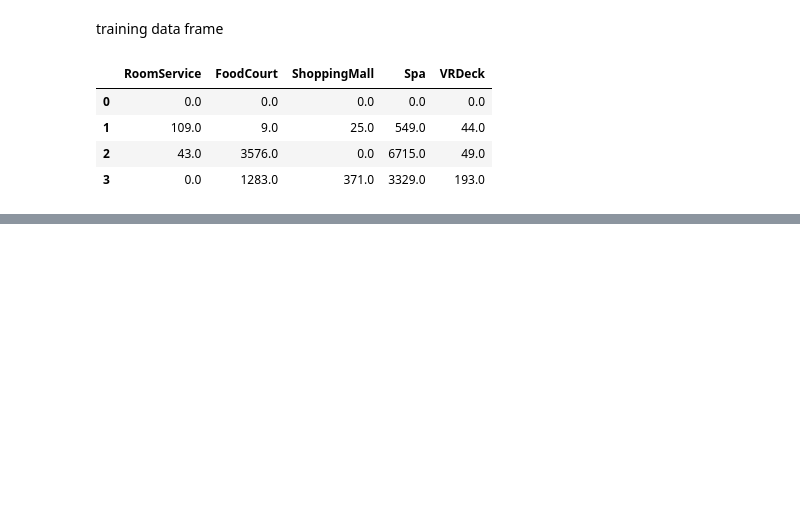
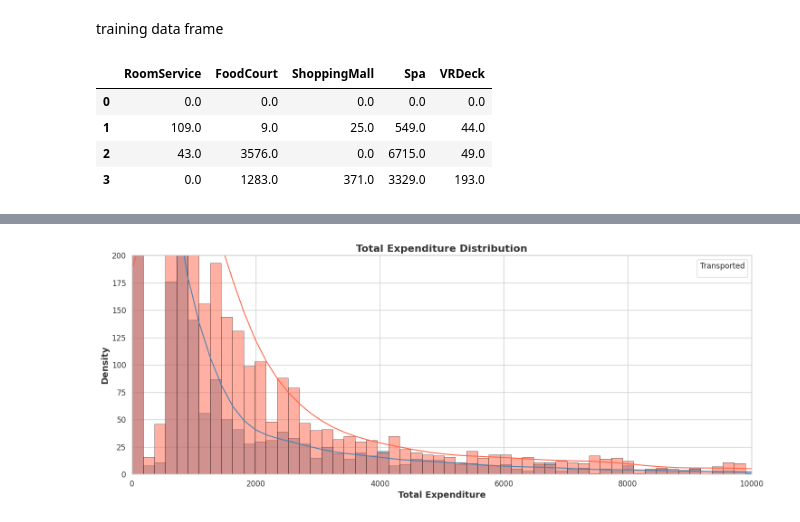
Before and after one commit to 7PAM2015-0509-2023-Team-8/Kaggle-Challenge, a Jupyter notebook: Kaggle_Challenge.ipynb, the cells around one changed output, grey strips where cells are left out. Drawn from its saved outputs; the diff is of its cells as text; code cells hidden in the pictures; blank space fills up the shorter version.

```diff
--- a/Kaggle_Challenge.ipynb
+++ b/Kaggle_Challenge.ipynb
@@ -312,0 +310,38 @@ new_exp_features(test_df)
+# %%
+exp_cols = ["RoomService","FoodCourt","ShoppingMall","Spa","VRDeck"]
+
+def new_exp_features(df):
+    df["Total Expenditure"] = df[exp_cols].sum(axis=1)
+    df["No Spending"] = (df["Total Expenditure"]==0)
+new_exp_features(train_df)
+new_exp_features(test_df)
+
+
+#plotting the graph
+# Set custom colors for plot
+custom_palette = ["#FF6347", "#4682B4"]  # Tomato and SteelBlue
+
+# Create the plot
+plt.figure(figsize=(15, 6))
+sns.histplot(
+    x="Total Expenditure",
+    hue="Transported",
+    data=train_df,
+    kde=True,
+    palette=custom_palette,
+    bins=200,
+    edgecolor='black',  # Add black edges to bars for visibility
+)
+
+plt.ylim(0, 200)
+plt.xlim(0, 10000)
+plt.title("Total Expenditure Distribution", fontsize=16, fontweight='bold', color='#333333')  # Title customization
+plt.xlabel("Total Expenditure", fontsize=14, fontweight='bold', color='#333333')  # X-axis label customization
+plt.ylabel("Density", fontsize=14, fontweight='bold', color='#333333')  # Y-axis label customization
+plt.xticks(fontsize=12, color='#333333')  # Customize x-axis tick font size and color
+plt.yticks(fontsize=12, color='#333333')  # Customize y-axis tick font size and color
+plt.legend(title="Transported", fontsize=12, title_fontsize=12, labelcolor='#333333')  # Customize legend font size and color
+plt.tight_layout()
+
+plt.show()
+# %% [output]
@@ -312,0 +349 @@ new_exp_features(test_df)
+[figure, added]
```
Also changed, not shown: parts of 3 cells of this notebook.
